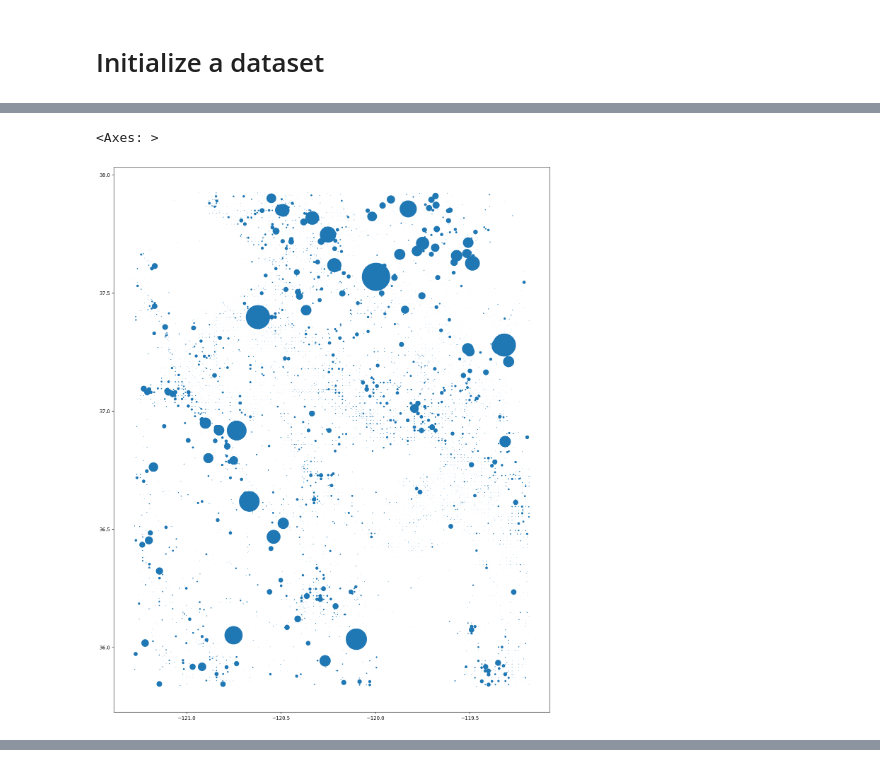
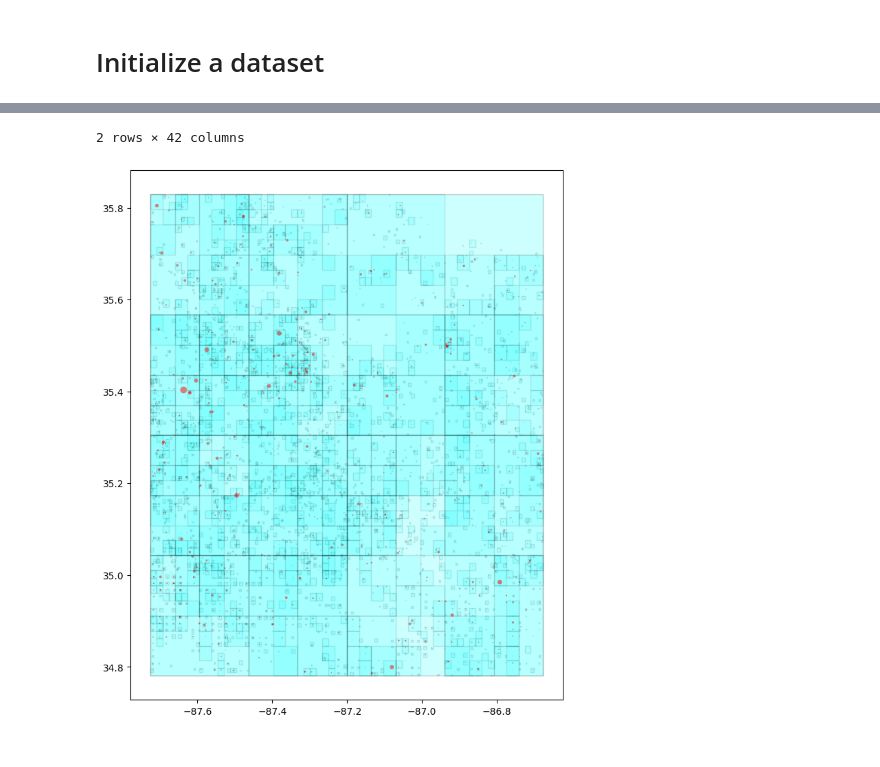
Before and after one commit to IBM/tensorlakehouse, a Jupyter notebook: examples/upload_vectorstore.ipynb, the cells around one changed output, grey strips where cells are left out. Cells and saved outputs as stored; diff of their text form; code cells hidden in the pictures.

```diff
--- a/examples/upload_vectorstore.ipynb
+++ b/examples/upload_vectorstore.ipynb
@@ -242,19 +301,0 @@ gdf_part.tail(2)
-# %%
-gdf_part.plot(figsize=(20,20))
-# %% [output]
-<Axes: >
-[figure, removed]
-# %%
-# Add the partition column to df_idx
-try:
-    del vs.df_idx['partition']
-except:
-    pass
-
-vs.df_idx = pandas.merge(
-    vs.df_idx,
-    vs.gdf_partition[['head', 'partition']],
-    on='head',
-)
-
-vs.df_idx
@@ -327,0 +302,12 @@ vs.gdf_partition.plot(color='none')
+# %%
+%%time
+q_key = partition + '222'
+gdf = gdf_file[gdf_file['q_key'].apply(lambda x: x.startswith(q_key))].reset_index(drop=True)
+
+gdf_keys = gdf[['q_key', 'geometry']].drop_duplicates('q_key')
+gdf_keys['geometry'] = vs.morton.base4_to_box(gdf_keys['q_key'])
+ax = gdf_keys.plot(color='cyan', edgecolor='k', alpha=0.1, aspect='equal', figsize=(10,10))
+gdf.plot(ax=ax, color='red', alpha=0.5)
+
+gdf.tail(2)
+# %% [output]
@@ -328,3 +319,5 @@ vs.gdf_partition.plot(color='none')
+2 rows × 42 columns
+[figure, added]
 # %%
 # Prune the trees. Two-fold strategy:
 # (1) Prune if two levels down, we have more than 4 grand-children.
```
Also changed, not shown: parts of 85 cells of this notebook, 1 other file.
